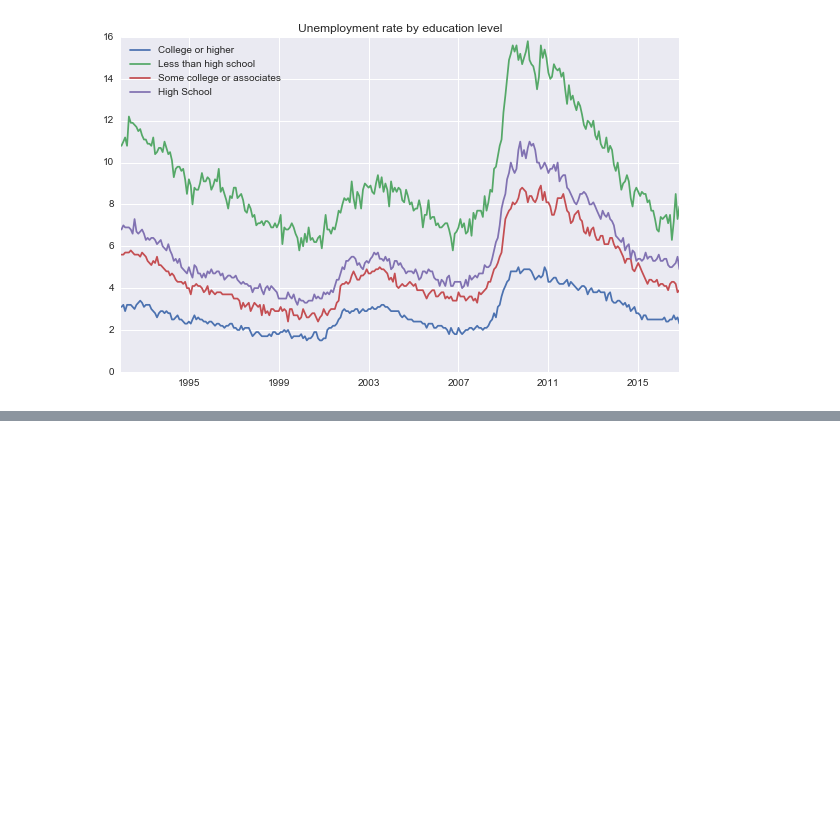
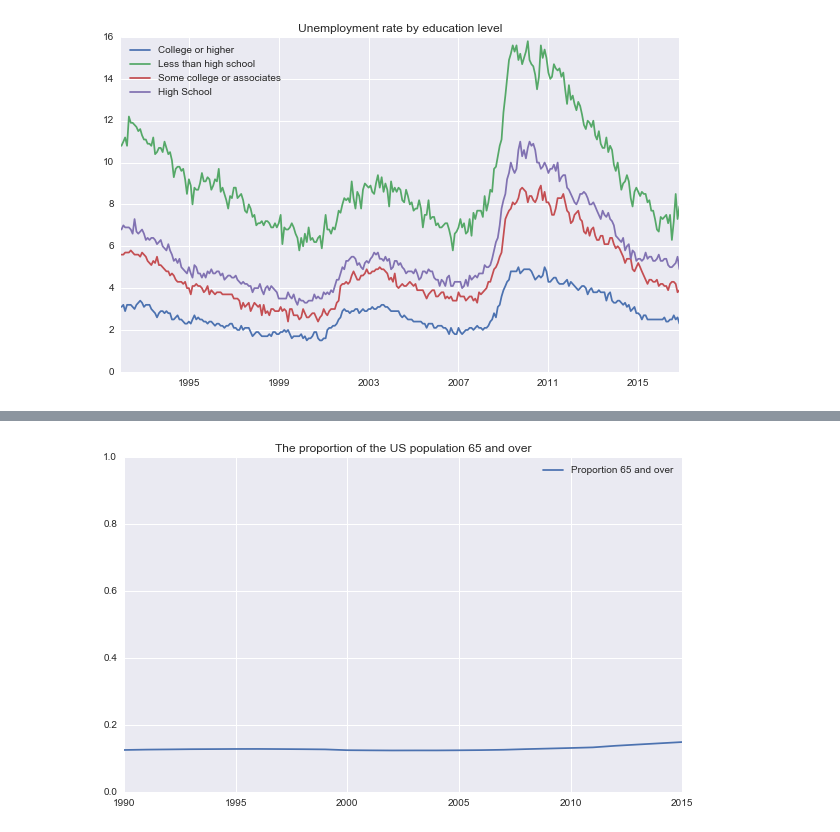
Before and after one commit to ryankresse/employment, a Jupyter notebook: eda.ipynb, the cells around one changed output, grey strips where cells are left out. Drawn from its saved outputs; the diff is of its cells as text; code cells hidden in the pictures; blank space fills up the shorter version.

```diff
--- a/eda.ipynb
+++ b/eda.ipynb
@@ -356,0 +192,4 @@ plt.show()
+# %%
+#read in the data
+age_pop = pd.read_csv('all_years_age_pop.csv', index_col='age_group')
+age_pop
@@ -356,0 +216,19 @@ plt.show()
+# %%
+import re
+
+#select the data for the 65 and over population and calculate what the proportion of the
+#population used to calculate the labor force they represent.
+
+over65Rows = [r for r in age_pop.index.values if re.match('\d', r[1]) and int(r[:2]) > 64]
+
+#The labor force is defined as 16 and older, but 15 is the closest we can do.
+over65Prop = age_pop.loc[over65Rows, :].sum() / age_pop.sum()
+
+plt.plot(over65Prop.index.values, over65Prop.values, label='Proportion 65 and over')
+
+plt.legend(loc='best')
+plt.ylim([0, 1])
+plt.title('The proportion of the US population 65 and over')
+plt.show()
+# %% [output]
+[figure, added]
```
Also changed, not shown: parts of 27 cells of this notebook, 3 other files.
